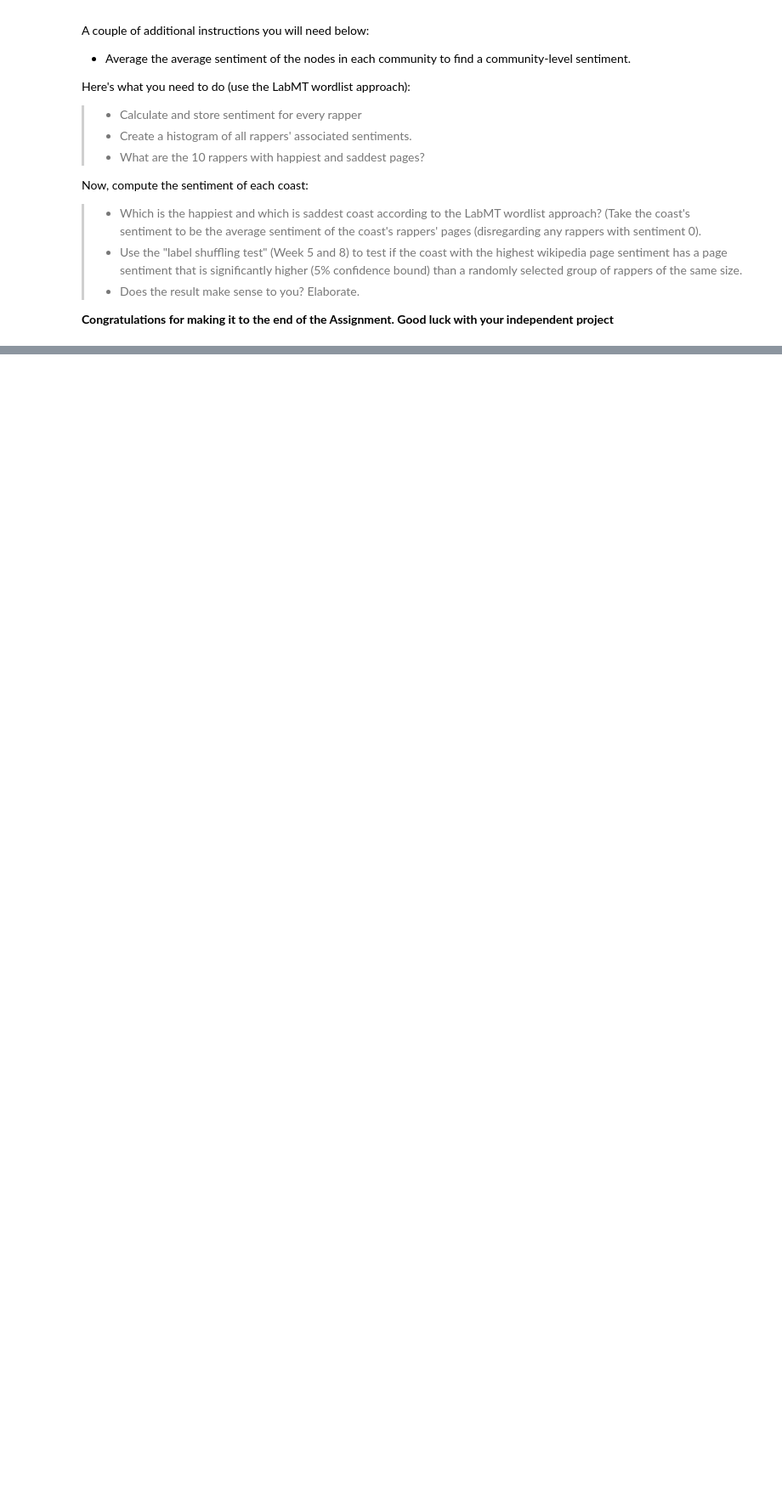
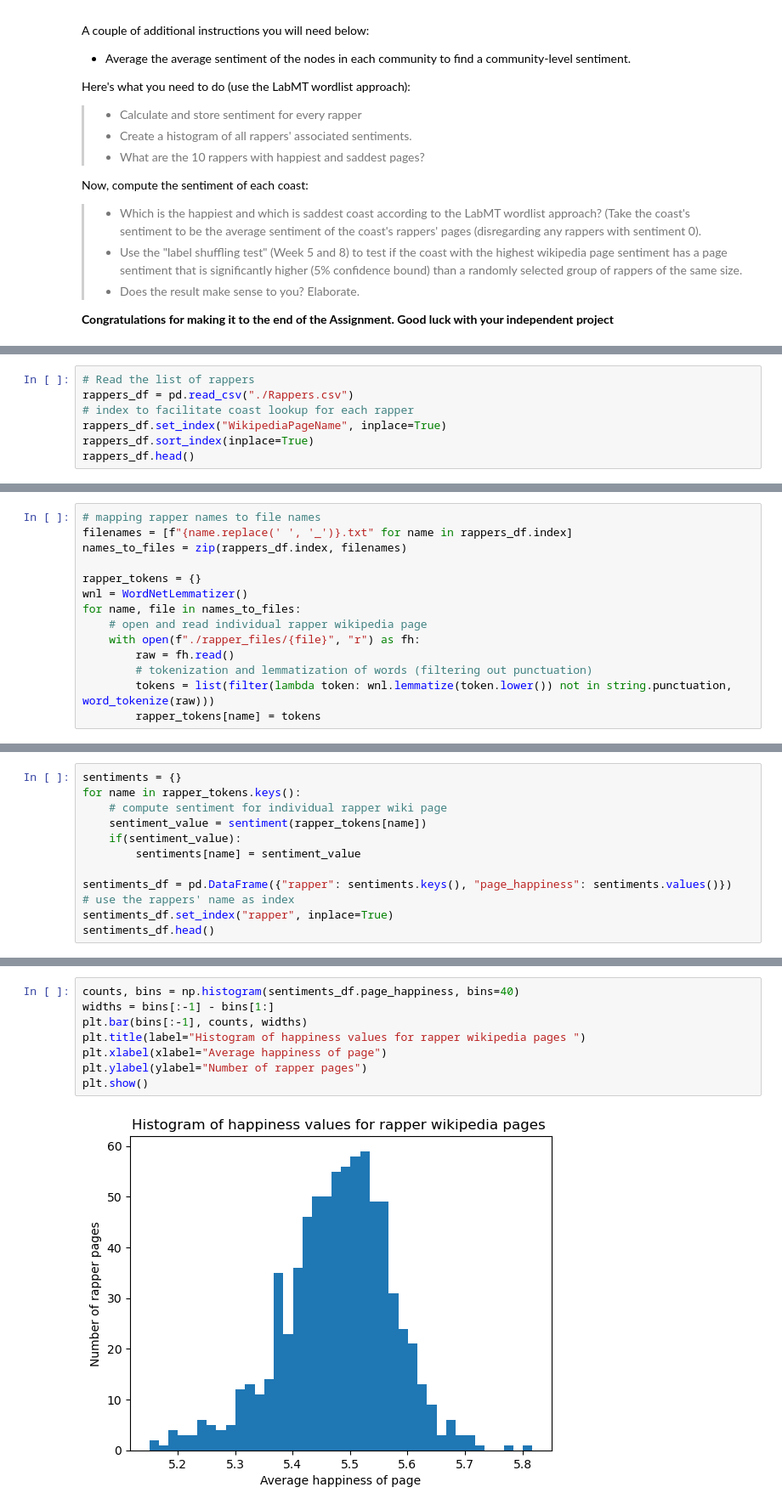
Before and after one commit to andste97/socialgraphs2023f-project, a Jupyter notebook: assignments/Assignment2.ipynb, the cells around one changed output, grey strips where cells are left out. Shown at 85% size. Saved outputs shown, nothing was run; the diff lists cells and outputs as text; blank space fills up the shorter version.

Commit message:
added labMT word list and part 4

```diff
--- a/assignments/Assignment2.ipynb
+++ b/assignments/Assignment2.ipynb
@@ -556,0 +587,7 @@ Now, compute the sentiment of each coast:
+# %%
+# Read the list of rappers
+rappers_df = pd.read_csv("./Rappers.csv")
+# index to facilitate coast lookup for each rapper
+rappers_df.set_index("WikipediaPageName", inplace=True)
+rappers_df.sort_index(inplace=True)
+rappers_df.head()
@@ -556,0 +629,14 @@ Now, compute the sentiment of each coast:
+# %%
+# mapping rapper names to file names
+filenames = [f"{name.replace(' ', '_')}.txt" for name in rappers_df.index]
+names_to_files = zip(rappers_df.index, filenames)
+
+rapper_tokens = {}
+wnl = WordNetLemmatizer()
+for name, file in names_to_files:
+    # open and read individual rapper wikipedia page
+    with open(f"./rapper_files/{file}", "r") as fh:
+        raw = fh.read()
+        # tokenization and lemmatization of words (filtering out punctuation)
+        tokens = list(filter(lambda token: wnl.lemmatize(token.lower()) not in string.punctuation, word_tokenize(raw)))
+        rapper_tokens[name] = tokens
@@ -556,0 +645,12 @@ Now, compute the sentiment of each coast:
+# %%
+sentiments = {}
+for name in rapper_tokens.keys():
+    # compute sentiment for individual rapper wiki page
+    sentiment_value = sentiment(rapper_tokens[name])
+    if(sentiment_value):
+        sentiments[name] = sentiment_value
+
+sentiments_df = pd.DataFrame({"rapper": sentiments.keys(), "page_happiness": sentiments.values()})
+# use the rappers' name as index
+sentiments_df.set_index("rapper", inplace=True)
+sentiments_df.head()
@@ -556,0 +667,10 @@ Now, compute the sentiment of each coast:
+# %%
+counts, bins = np.histogram(sentiments_df.page_happiness, bins=40)
+widths = bins[:-1] - bins[1:]
+plt.bar(bins[:-1], counts, widths)
+plt.title(label="Histogram of happiness values for rapper wikipedia pages ")
+plt.xlabel(xlabel="Average happiness of page")
+plt.ylabel(ylabel="Number of rapper pages")
+plt.show()
+# %% [output]
+[figure, added]
```
Also changed, not shown: parts of 22 cells of this notebook, 1 other file.
